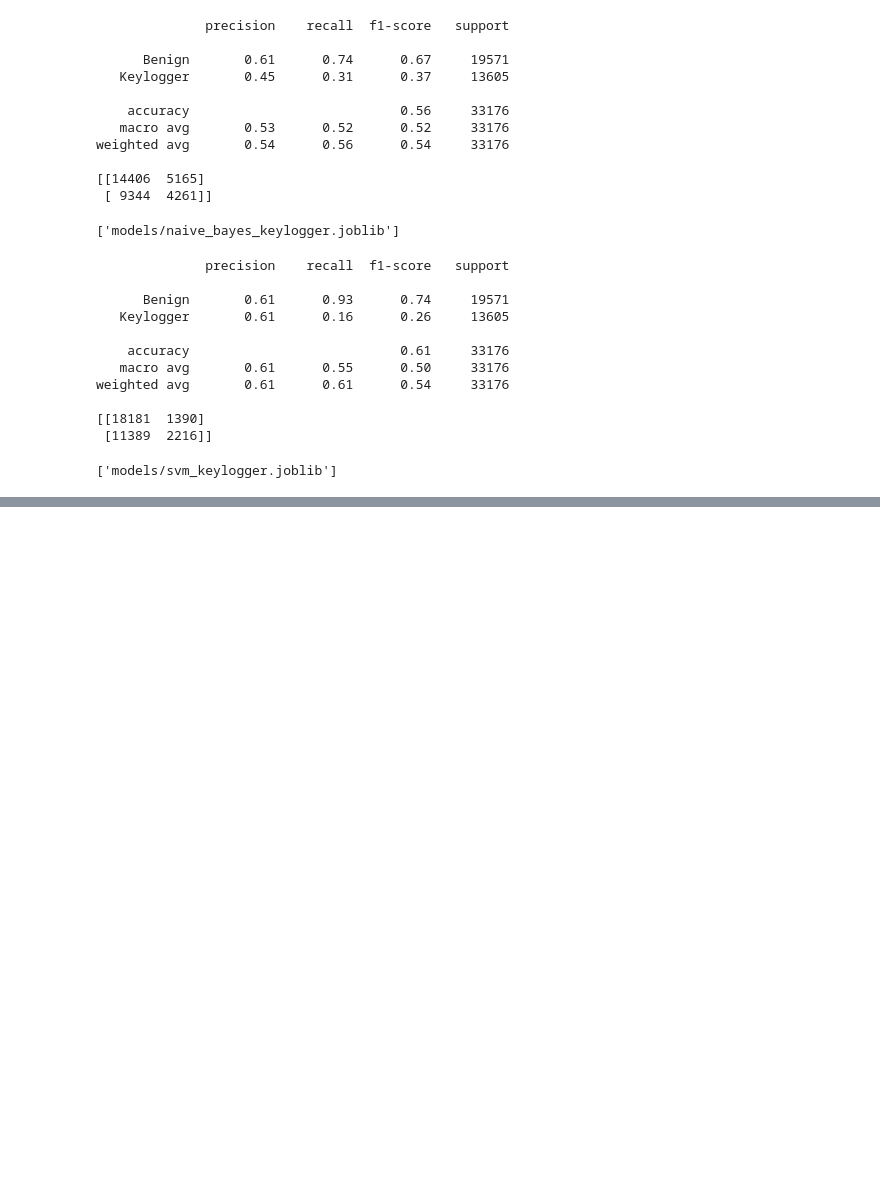
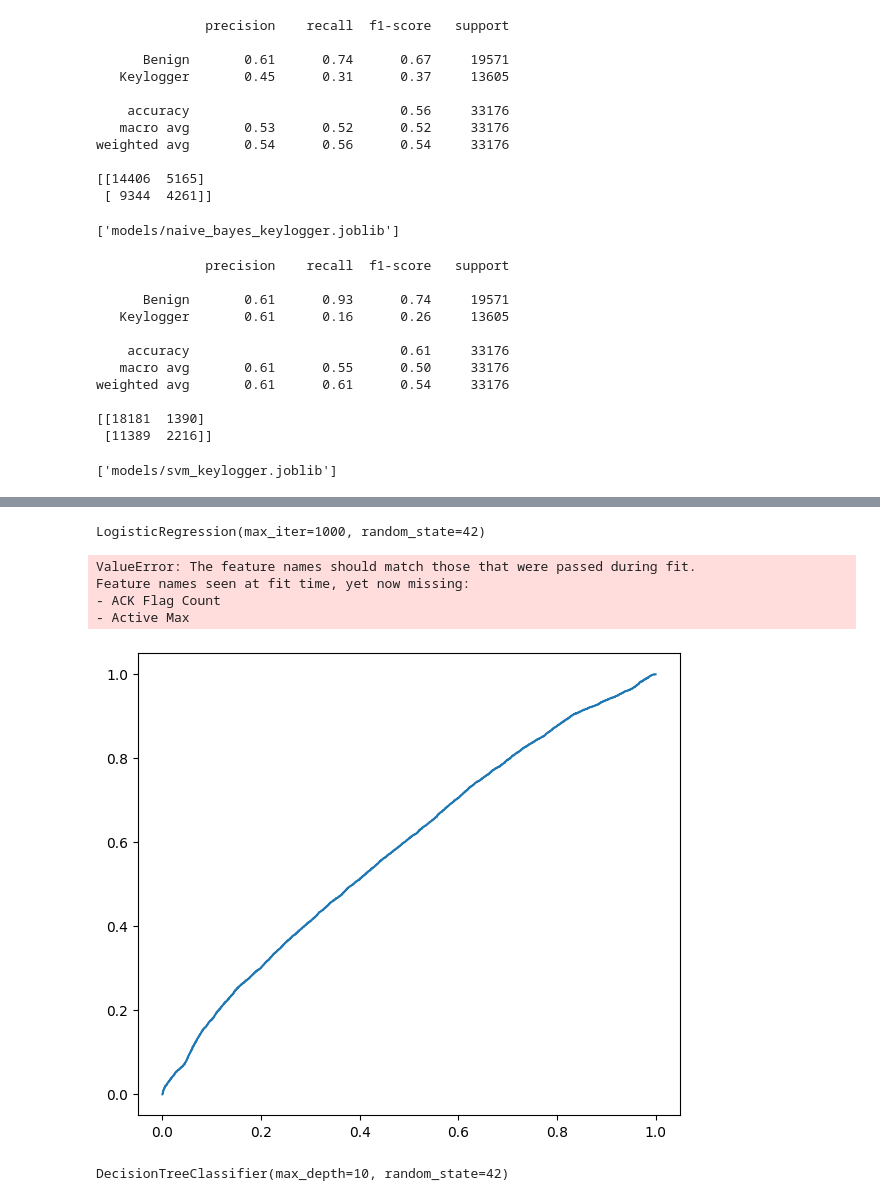
Before and after one commit to franciscosoares2025109-creator/IAAC_Grupo2, a Jupyter notebook: 01_eda.ipynb, the cells around one changed output, grey strips where cells are left out. Cells and saved outputs as stored; diff of their text form; code cells hidden in the pictures; blank space fills up the shorter version.

Commit message:
Analisa overfitting, hyperparameter tuning e curva ROC-AUC (Module 7)

```diff
--- a/01_eda.ipynb
+++ b/01_eda.ipynb
@@ -719,0 +747,12 @@ joblib.dump(svm, "models/svm_keylogger.joblib")
+# %%
+from sklearn.ensemble import RandomForestClassifier
+
+rf_limited = RandomForestClassifier(
+    n_estimators=100, max_depth=15, min_samples_leaf=5, random_state=42, n_jobs=-1
+)
+rf_limited.fit(X_train_fs, y_train)
+
+print("Treino:")
+print(classification_report(y_train, rf_limited.predict(X_train_fs)))
+print("Teste:")
+print(classification_report(y_test, rf_limited.predict(X_test_fs)))
@@ -719,0 +857,43 @@ joblib.dump(svm, "models/svm_keylogger.joblib")
+# %%
+modelo_fs = LogisticRegression(max_iter=1000, random_state=42)
+modelo_fs.fit(X_train_scaled, y_train)
+# %% [output]
+LogisticRegression(max_iter=1000, random_state=42)
+# %%
+import matplotlib.pyplot as plt
+from sklearn.metrics import roc_curve, roc_auc_score
+
+modelos_proba = {
+    "Regressão Logística": (modelo_fs, X_test_scaled),
+    "Decision Tree": (dt, X_test_fs),
+    "Random Forest": (rf_fs, X_test_fs),
+    "kNN": (knn, X_test_scaled),
+    "Naïve Bayes": (nb, X_test_scaled),
+}
+
+plt.figure(figsize=(7, 6))
+for nome, (mod, X_eval) in modelos_proba.items():
+    idx_keylogger = list(mod.classes_).index("Keylogger")
+    probas = mod.predict_proba(X_eval)[:, idx_keylogger]
+    fpr, tpr, _ = roc_curve(y_test, probas, pos_label="Keylogger")
+    auc = roc_auc_score(y_test == "Keylogger", probas)
+    plt.plot(fpr, tpr, label=f"{nome} (AUC={auc:.2f})")
+
+plt.plot([0, 1], [0, 1], "k--", label="Aleatório (AUC=0.50)")
+plt.xlabel("Taxa de Falsos Positivos")
+plt.ylabel("Taxa de Verdadeiros Positivos (Recall)")
+plt.title("Curva ROC — Deteção de Keylogger")
+plt.legend()
+plt.savefig("roc_curve_keylogger.png", dpi=150, bbox_inches="tight")
+plt.show()
+# %% [output]
+ValueError: The feature names should match those that were passed during fit.
+Feature names seen at fit time, yet now missing:
+- ACK Flag Count
+- Active Max
+[figure, added]
+# %%
+dt = DecisionTreeClassifier(random_state=42, max_depth=10)
+dt.fit(X_train_fs, y_train)
+# %% [output]
+DecisionTreeClassifier(max_depth=10, random_state=42)
```
Also changed, not shown: parts of 5 cells of this notebook, 1 other file.
